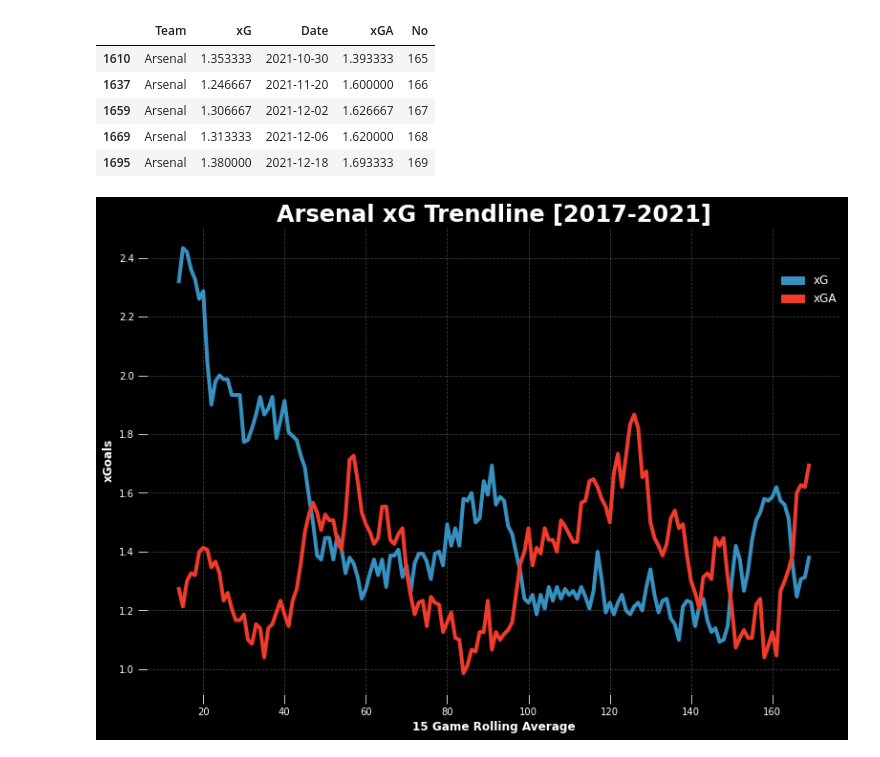
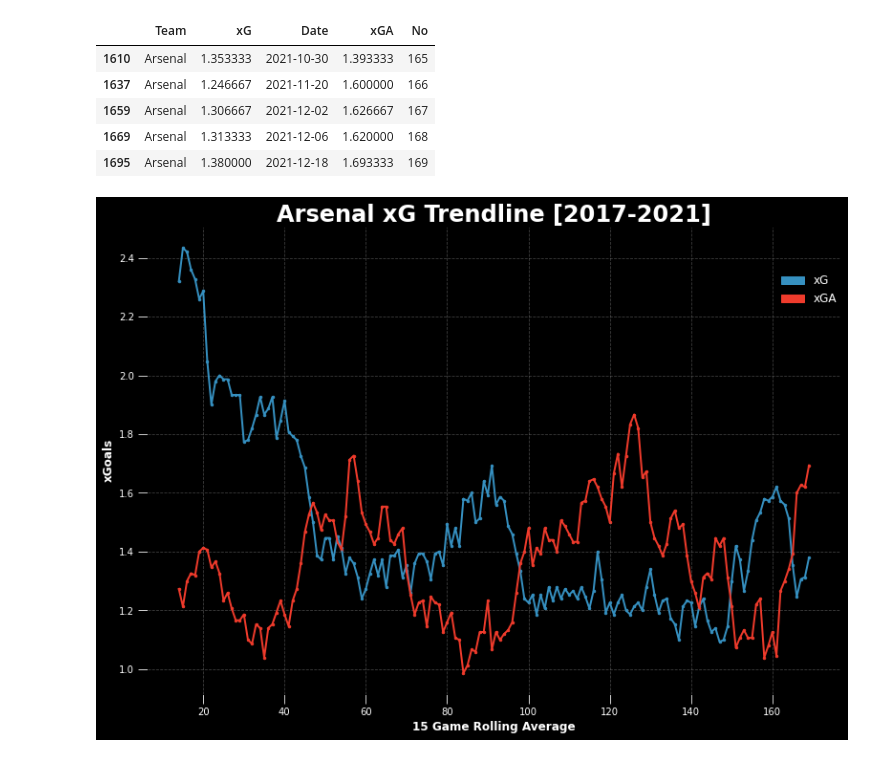
Before and after one commit to harshkrishna17/matplotlib-code, a Jupyter notebook: xGTrendline.ipynb, the cells around one changed output. Cells and saved outputs as stored; diff of their text form; code cells hidden in the pictures.

```diff
--- a/xGTrendline.ipynb
+++ b/xGTrendline.ipynb
@@ -51,28 +63,32 @@ data.tail()
 | 1669 | Arsenal | 1.313333 | 2021-12-06 | 1.620000 | 168 |
 | 1695 | Arsenal | 1.380000 | 2021-12-18 | 1.693333 | 169 |
 # %%
+#plotting
+
 xg = mpatches.Patch(color = "#3690c0", label = "xG")
 xga = mpatches.Patch(color = "#ef3b2c", label = "xGA")
 
 plt.figure(facecolor = "black")
-plt.plot(data["No"], data["xG"], color = "#3690c0", linewidth = 3)
-plt.plot(data["No"], data["xGA"], color = "#ef3b2c", linewidth = 3)
+plt.plot(data["No"], data["xG"], color = "#3690c0", linewidth = 2)
+plt.plot(data["No"], data["xGA"], color = "#ef3b2c", linewidth = 2)
+plt.scatter(data["No"], data["xG"], color = "#3690c0", s = 6)
+plt.scatter(data["No"], data["xGA"], color = "#ef3b2c", s = 6)
 plt.title("Arsenal xG Trendline [2017-2021]", color = "white", fontweight = "bold", size = 24, pad = -20)
 plt.xlabel(f"{roll_avg} Game Rolling Average", color = "white", fontweight = "bold", size = 12)
 plt.ylabel("xGoals", color = "white", fontweight = "bold", size = 12)
 plt.grid(color = "grey", linestyle = "dashed", alpha = 0.5)
 leg = plt.legend(handles = [xg, xga], frameon = False, prop = {"size": 12}, bbox_to_anchor = (1.01, 0.92))
 
 for text in leg.get_texts():
     text.set_color("white")
 
 ax = plt.axes()
 ax.set_facecolor("black")
 ax.tick_params(axis='x', colors="white", size = 10)
 ax.tick_params(axis='y', colors="white", size = 10)
 
 fig = plt.gcf()
 fig.set_size_inches(13, 9)
-fig.savefig('test2png.png', dpi=700, bbox_inches='tight')
+fig.savefig('xgtrend.png', dpi=700, bbox_inches='tight')
 # %% [output]
-[figure, old version]
+[figure, new version]
```
Also changed, not shown: parts of 6 cells of this notebook, 1 other file.
